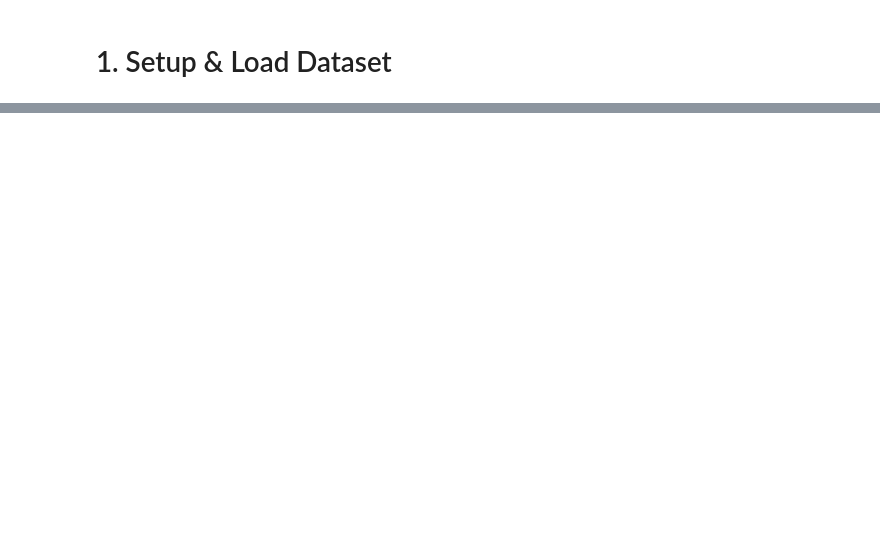
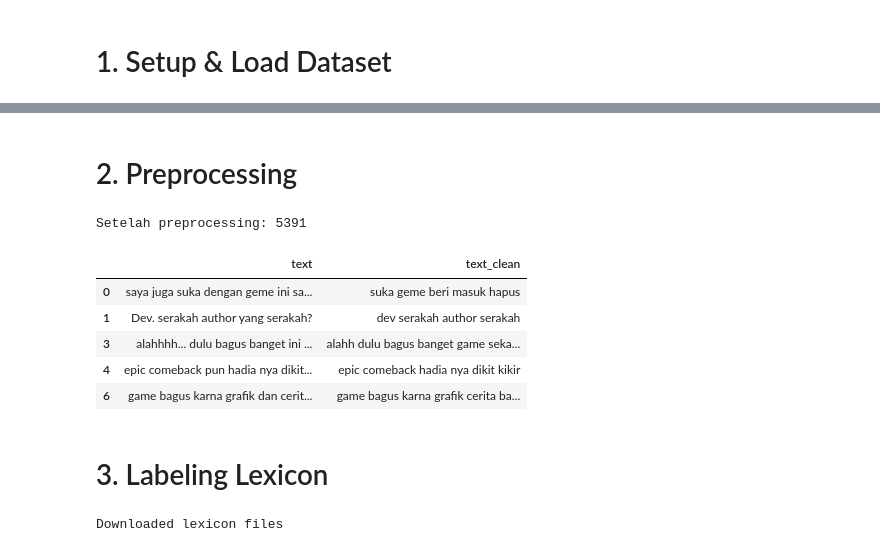
Before and after one commit to ahmadngiliyun00/playstore_reviews, a Jupyter notebook: training.ipynb, the cells around one changed output, grey strips where cells are left out. Saved outputs shown, nothing was run; the diff lists cells and outputs as text; code cells hidden in the pictures; blank space fills up the shorter version.

```diff
--- a/training.ipynb
+++ b/training.ipynb
@@ -361,0 +30,71 @@ Saved model: sentiment_model.joblib
+# %% [markdown]
+# 2. Preprocessing
+# %%
+import re
+import emoji
+from Sastrawi.StopWordRemover.StopWordRemoverFactory import StopWordRemoverFactory
+from Sastrawi.Stemmer.StemmerFactory import StemmerFactory
+
+stopwords = set(StopWordRemoverFactory().get_stop_words())
+stemmer = StemmerFactory().create_stemmer()
+
+# slang dict contoh (silakan tambah)
+SLANG = {
+    "gk":"tidak", "ga":"tidak", "gak":"tidak", "nggak":"tidak", "tdk":"tidak",
+    "bgt":"banget", "bgtt":"banget", "aja":"saja", "udh":"sudah", "dpt":"dapat",
+    "sy":"saya", "gw":"saya", "gue":"saya", "kmu":"kamu",
+    "mantul":"mantap", "kzl":"kesal", "bt":"bosan"
+}
+
+def normalize_slang(tokens):
+    return [SLANG.get(t, t) for t in tokens]
+
+def preprocess(text: str):
+    t = str(text).lower()
+    t = emoji.replace_emoji(t, replace=" ")              # emoji handling
+    t = re.sub(r"http\S+|www\.\S+", " ", t)              # hapus url
+    t = re.sub(r"(.)\1{2,}", r"\1\1", t)                 # huruf berulang: asuuuu -> asuu
+    t = re.sub(r"[^a-z\s]", " ", t)                      # hanya huruf
+    t = re.sub(r"\s+", " ", t).strip()
+
+    tokens = t.split()                                  # tokenization sederhana
+    tokens = normalize_slang(tokens)                     # slang normalization
+    tokens = [x for x in tokens if x not in stopwords]   # stopwords removal
+    tokens = [stemmer.stem(x) for x in tokens]           # stemming (MPStemmer)
+
+    return tokens
+
+df_raw["tokens"] = df_raw["text"].apply(preprocess)
+df_raw["text_clean"] = df_raw["tokens"].apply(lambda x: " ".join(x))
+df_raw = df_raw[df_raw["text_clean"].str.len() >= 10].copy()
+
+print("Setelah preprocessing:", len(df_raw))
+df_raw[["text","text_clean"]].head()
+# %% [output]
+Setelah preprocessing: 5391
+|  | text | text_clean |
+| 0 | saya juga suka dengan geme ini sa... | suka geme beri masuk hapus |
+| 1 | Dev. serakah author yang serakah? | dev serakah author serakah |
+| 3 | alahhhh... dulu bagus banget ini ... | alahh dulu bagus banget game seka... |
+| 4 | epic comeback pun hadia nya dikit... | epic comeback hadia nya dikit kikir |
+| 6 | game bagus karna grafik dan cerit... | game bagus karna grafik cerita ba... |
+# %% [markdown]
+# 3. Labeling Lexicon
+# %%
+import requests
+
+POS_URL = "https://raw.githubusercontent.com/fajri91/InSet/refs/heads/master/positive.tsv"
+NEG_URL = "https://raw.githubusercontent.com/fajri91/InSet/refs/heads/master/negative.tsv"
+
+def download_to_file(url, out_path):
+    r = requests.get(url, timeout=30)
+    r.raise_for_status()
+    with open(out_path, "w", encoding="utf-8") as f:
+        f.write(r.text)
+
+download_to_file(POS_URL, "lexicon_positive.tsv")
+download_to_file(NEG_URL, "lexicon_negative.tsv")
+
+print("Downloaded lexicon files")
+# %% [output]
+Downloaded lexicon files
```
Also changed, not shown: parts of 40 cells of this notebook, 3 other files.
